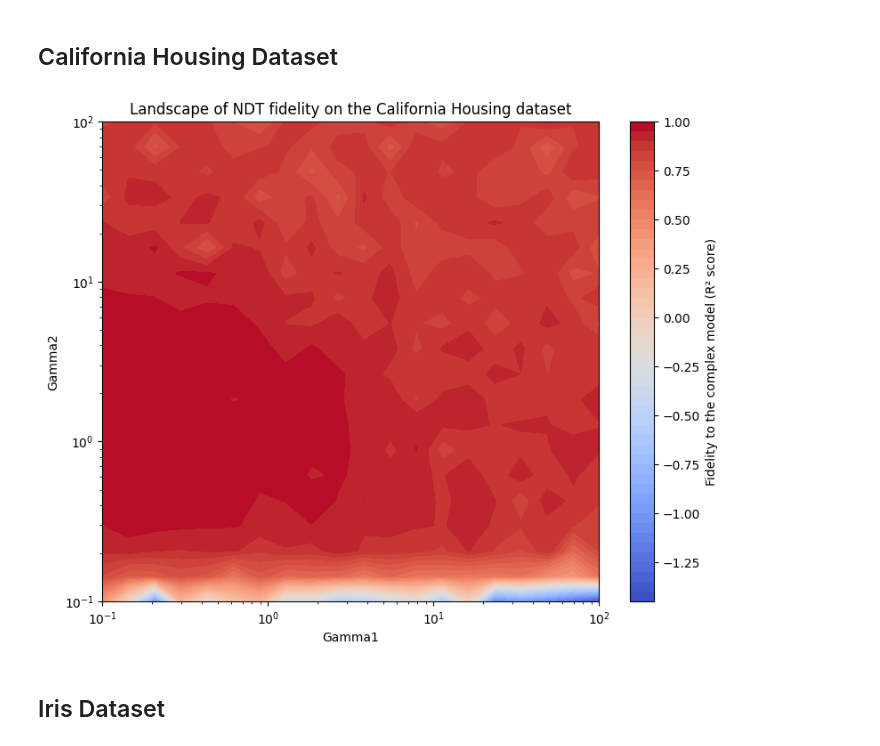
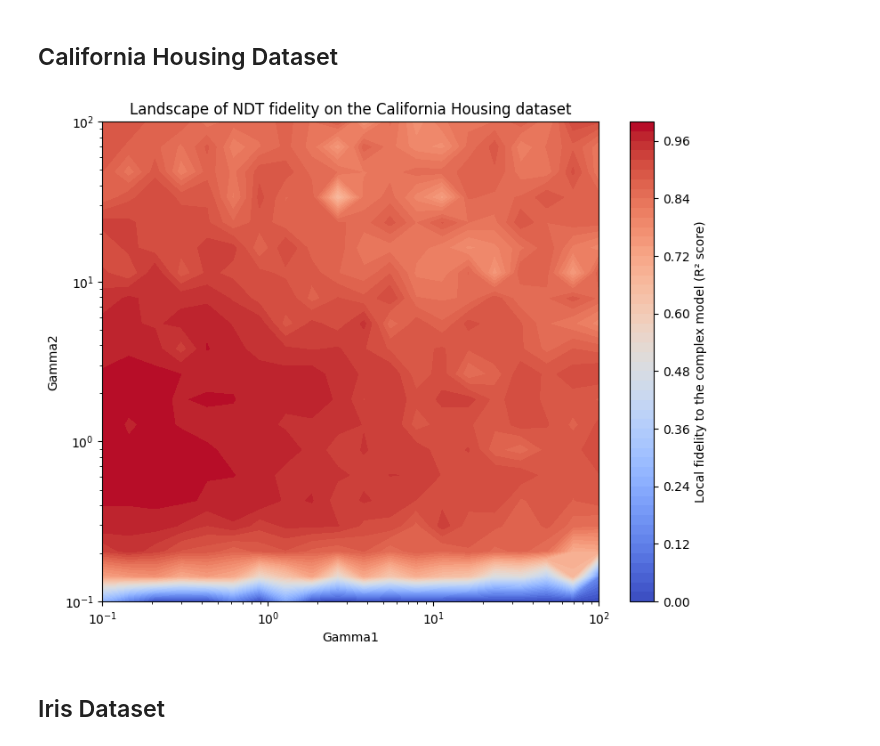
Before and after one commit to aymen20002005/lime_ndt, a Jupyter notebook: Notebooks/explanation_metrics/fidelity_landscape.ipynb, the cells around one changed output. Drawn from its saved outputs; the diff is of its cells as text; code cells hidden in the pictures.

```diff
--- a/Notebooks/explanation_metrics/fidelity_landscape.ipynb
+++ b/Notebooks/explanation_metrics/fidelity_landscape.ipynb
@@ -54,7 +54,7 @@ explainer_ndt = LimeNDTExplainer(
 # ========================
 # Fidélité locale avec perturbations
 # ========================
-def fidelity_local_model(instance, g1, g2, num_samples_train=5000, num_samples_test=500):
+def fidelity_local_model(instance, g1, g2, num_samples_train=5000, num_samples_test=2000):
     num_features = instance.shape[0]
 
     # Perturbations train
@@ -102,13 +102,21 @@ scores = np.array(scores).reshape(len(gamma2_values), len(gamma1_values))
 # ========================
 # Plot du landscape
 # ========================
+scores_clipped = np.clip(scores, 0, 1)
+
 plt.figure(figsize=(9,7))
-cs = plt.contourf(gamma1_values, gamma2_values, scores, levels=50, cmap="coolwarm") # coolwarm, RdYlGn
+cs = plt.contourf(
+    gamma1_values,
+    gamma2_values,
+    scores_clipped,
+    levels=50,
+    cmap="coolwarm"
+)
 plt.colorbar(cs, label="Fidelity to the complex model (R² score)")
 plt.xscale("log")
 plt.yscale("log")
 plt.xlabel("Gamma1")
 plt.ylabel("Gamma2")
-plt.title("Landscape of NDT fidelity on the California Housing dataset")
+plt.title("Landscape of NDT fidelity on the Diabetes dataset")
 plt.show()
 # %% [output]
@@ -163,7 +171,7 @@ explainer_ndt = LimeNDTExplainer(
 # ========================
 # Fidélité locale avec perturbations
 # ========================
-def fidelity_local_model(instance, g1, g2, num_samples_train=5000, num_samples_test=500):
+def fidelity_local_model(instance, g1, g2, num_samples_train=5000, num_samples_test=2000):
     num_features = instance.shape[0]
 
     # Perturbations train
@@ -192,36 +200,43 @@ def fidelity_local_model(instance, g1, g2, num_samples_train=5000, num_samples_t
 
 # ========================
 # Landscape (grille de gammas)
 # ========================
 gamma1_values = np.logspace(-1, 2, 20)   # de 0.1 à 100
 gamma2_values = np.logspace(-1, 2, 20)
 
 # Choisir une instance
 instance = X_test[0]
 
 # Évaluer en parallèle
 scores = Parallel(n_jobs=-1)(
     delayed(fidelity_local_model)(instance, g1, g2)
     for g2 in gamma2_values
     for g1 in gamma1_values
 )
 
 scores = np.array(scores).reshape(len(gamma2_values), len(gamma1_values))
+scores_clipped = np.clip(scores, 0, 1)
 
 # ========================
 # Plot du landscape
 # ========================
 plt.figure(figsize=(9,7))
-cs = plt.contourf(gamma1_values, gamma2_values, scores, levels=50, cmap="coolwarm") # coolwarm, RdYlGn
-plt.colorbar(cs, label="Fidelity to the complex model (R² score)")
+cs = plt.contourf(
+    gamma1_values,
+    gamma2_values,
+    scores_clipped,
+    levels=50,
+    cmap="coolwarm"
+)
+plt.colorbar(cs, label="Local fidelity to the complex model (R² score)")
 plt.xscale("log")
 plt.yscale("log")
 plt.xlabel("Gamma1")
 plt.ylabel("Gamma2")
 plt.title("Landscape of NDT fidelity on the California Housing dataset")
 plt.show()
 # %% [output]
-[figure, old version]
+[figure, new version]
 # %% [markdown]
 ## Iris Dataset
 # %%
```
Also changed, not shown: parts of 4 cells of this notebook, 3 other files.
